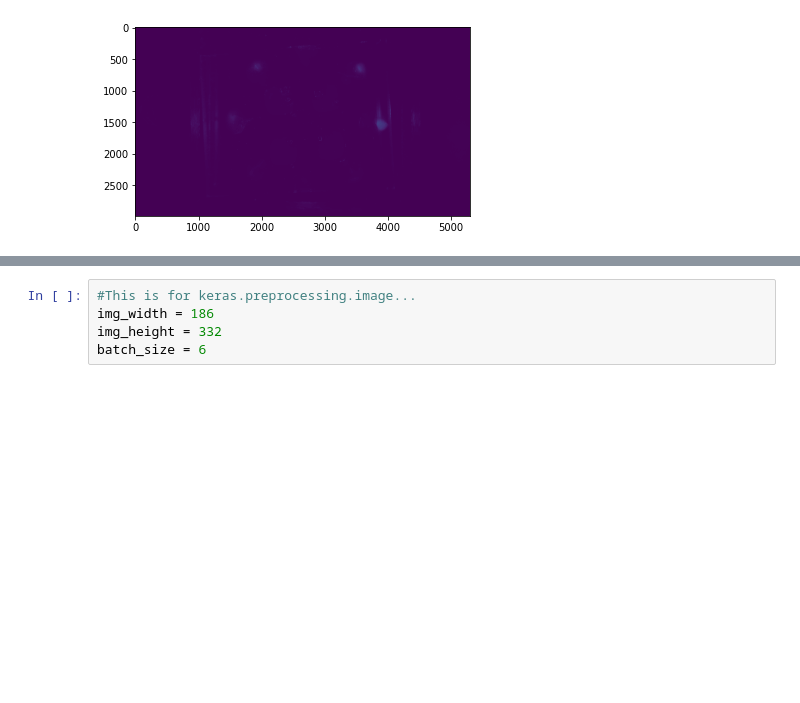
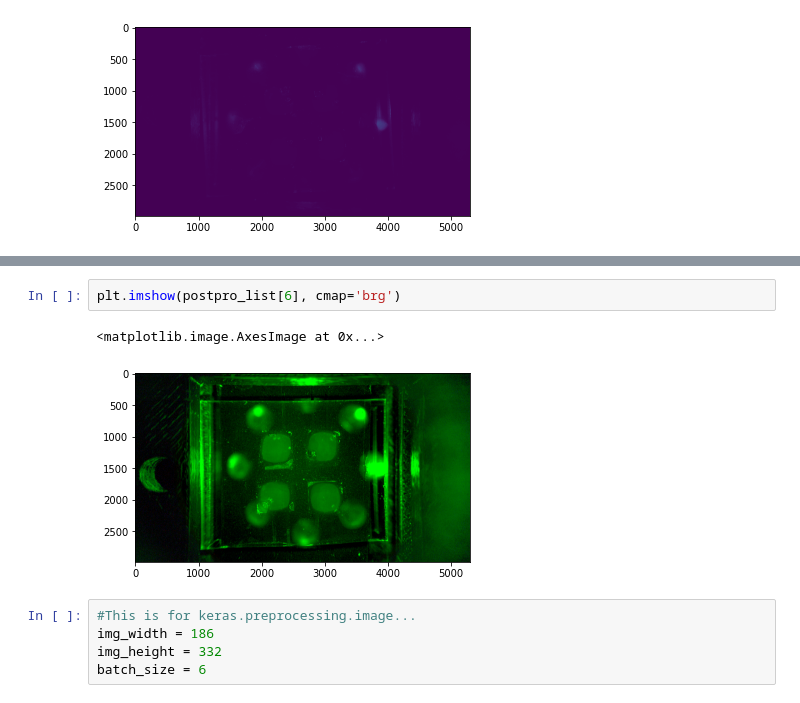
Before and after one commit to ncsu-landscape-dynamics/LAMP_assay_automation, a Jupyter notebook: hybridPyTorchImSeg.ipynb, the cells around one changed output, grey strips where cells are left out. Saved outputs shown, nothing was run; the diff lists cells and outputs as text; blank space fills up the shorter version.

```diff
--- a/hybridPyTorchImSeg.ipynb
+++ b/hybridPyTorchImSeg.ipynb
@@ -372,3 +483,8 @@ plt.axis('off')
+# %%
+plt.imshow(postpro_list[6], cmap='brg')
+# %% [output]
+<matplotlib.image.AxesImage at 0x...>
+[figure, added]
 # %%
 #This is for keras.preprocessing.image...
 img_width = 186
```
Also changed, not shown: parts of 18 cells of this notebook.
